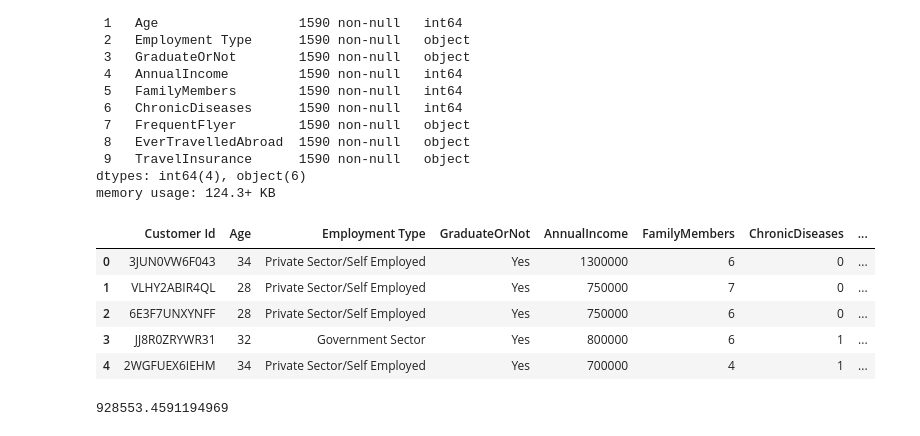
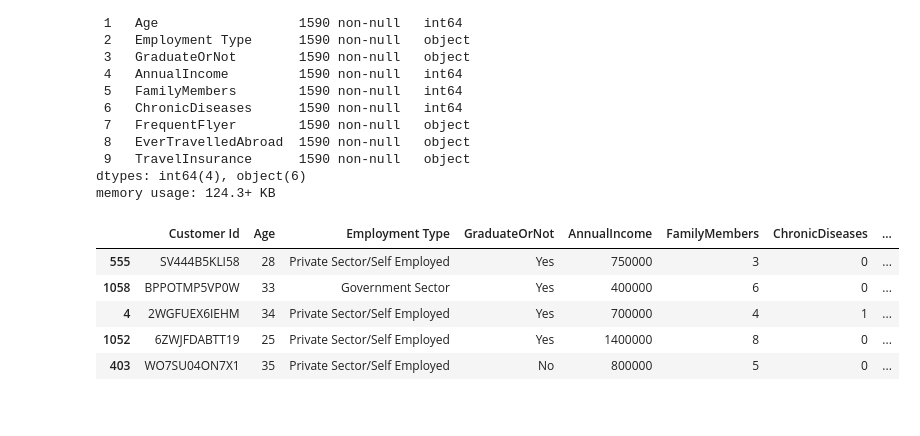
Before and after one commit to javadr/CodeCup6, a Jupyter notebook: data analysis/Question2.ipynb, the cells around one changed output. Saved outputs shown, nothing was run; the diff lists cells and outputs as text; code cells hidden in the pictures.

```diff
--- a/data analysis/Question2.ipynb
+++ b/data analysis/Question2.ipynb
@@ -26,15 +33,11 @@ Data columns (total 10 columns):
 dtypes: int64(4), object(6)
 memory usage: 124.3+ KB
 # %%
-dfTrain.head()
+train.head()
 # %% [output]
 |  | Customer Id | Age | Employment Type | GraduateOrNot | AnnualIncome | FamilyMembers | ChronicDiseases | ... |
-| 0 | 3JUN0VW6F043 | 34 | Private Sector/Self Employed | Yes | 1300000 | 6 | 0 | ... |
-| 1 | VLHY2ABIR4QL | 28 | Private Sector/Self Employed | Yes | 750000 | 7 | 0 | ... |
-| 2 | 6E3F7UNXYNFF | 28 | Private Sector/Self Employed | Yes | 750000 | 6 | 0 | ... |
-| 3 | JJ8R0ZRYWR31 | 32 | Government Sector | Yes | 800000 | 6 | 1 | ... |
+| 555 | SV444B5KLI58 | 28 | Private Sector/Self Employed | Yes | 750000 | 3 | 0 | ... |
+| 1058 | BPPOTMP5VP0W | 33 | Government Sector | Yes | 400000 | 6 | 0 | ... |
 | 4 | 2WGFUEX6IEHM | 34 | Private Sector/Self Employed | Yes | 700000 | 4 | 1 | ... |
+| 1052 | 6ZWJFDABTT19 | 25 | Private Sector/Self Employed | Yes | 1400000 | 8 | 0 | ... |
+| 403 | WO7SU04ON7X1 | 35 | Private Sector/Self Employed | No | 800000 | 5 | 0 | ... |
-# %%
-dfTrain["AnnualIncome"].sum()/1590
-# %% [output]
-928553.4591194969
```
Also changed, not shown: parts of 12 cells of this notebook.
